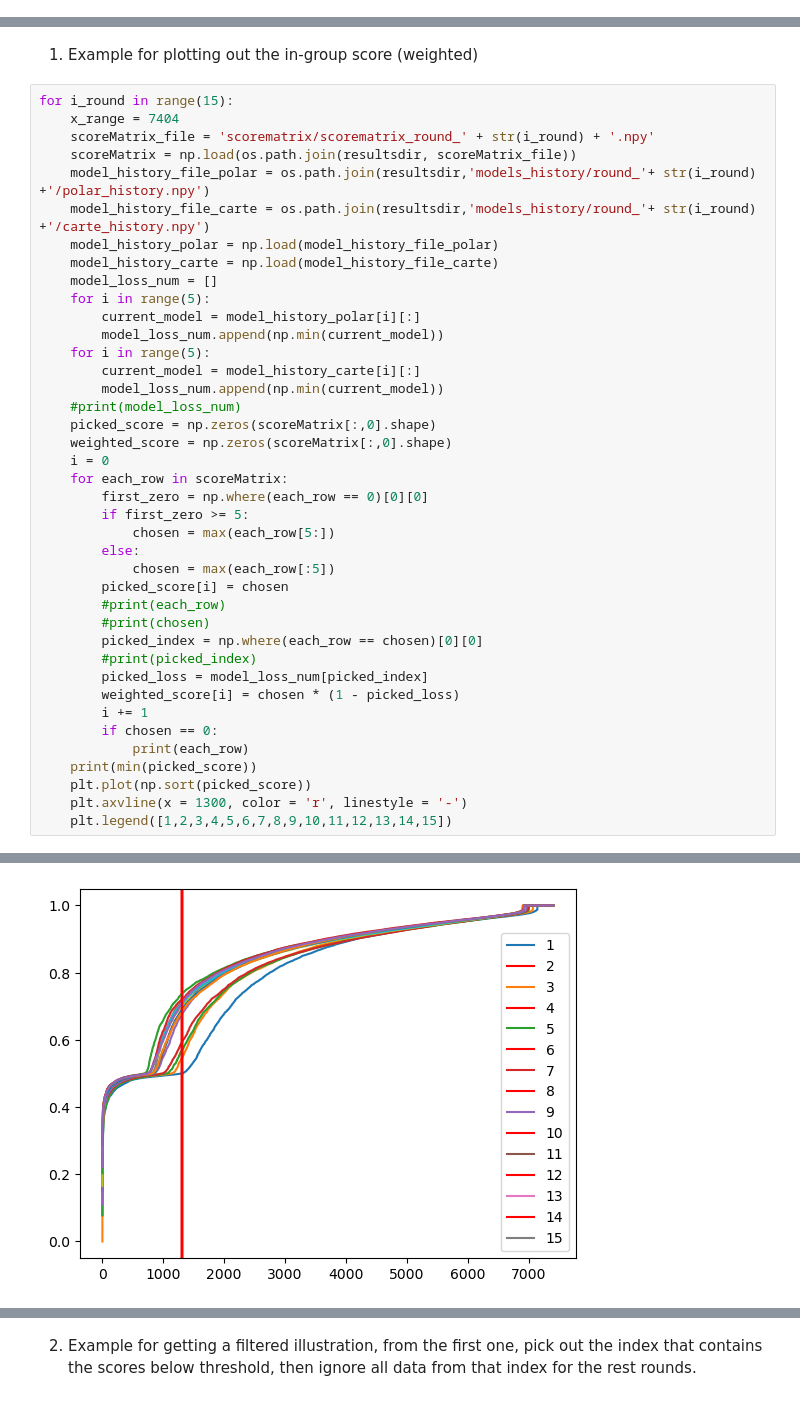
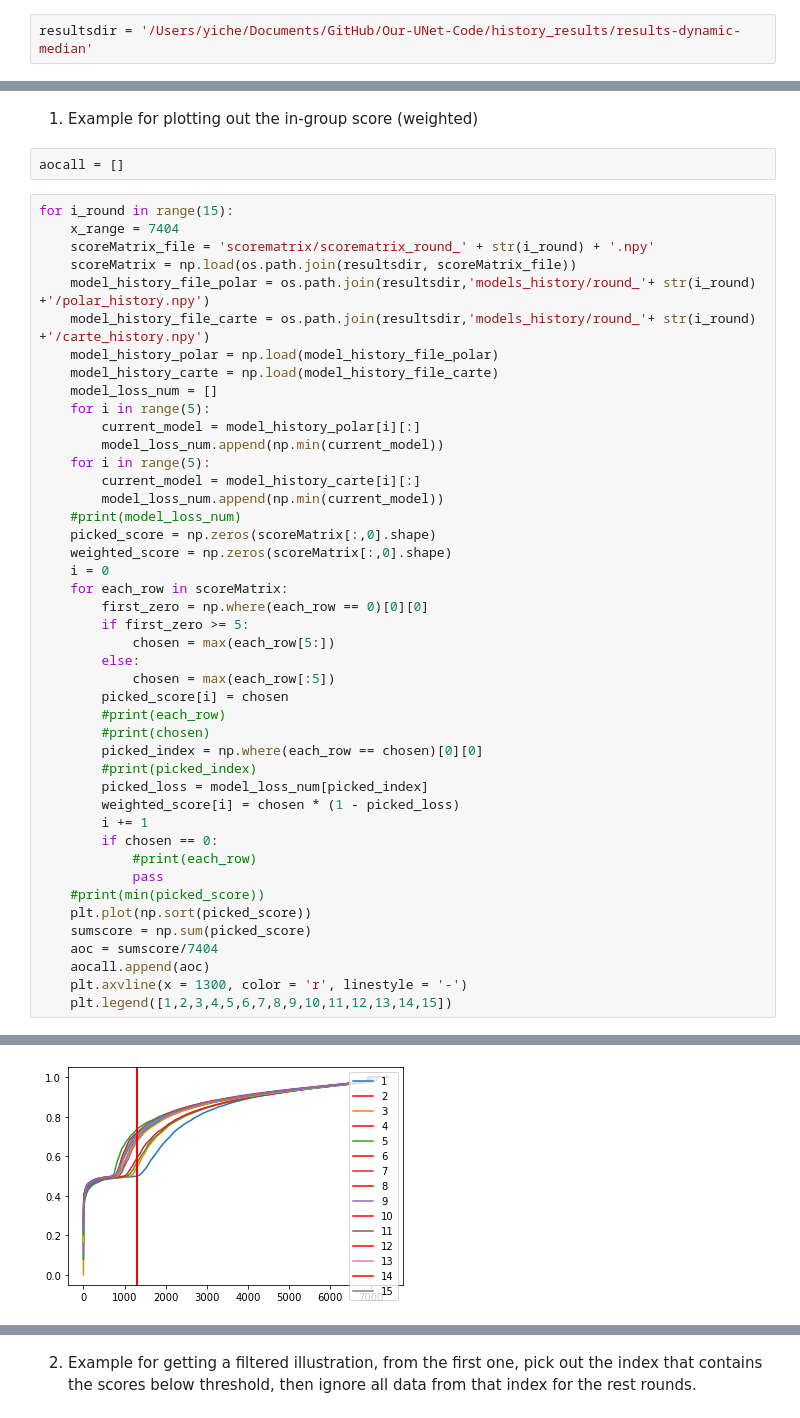
Before and after one commit to smith-scram-lab/Iterative-Unet, a Jupyter notebook: ResultReading.ipynb, the cells around one changed output, grey strips where cells are left out. Saved outputs shown, nothing was run; the diff lists cells and outputs as text.

```diff
--- a/ResultReading.ipynb
+++ b/ResultReading.ipynb
@@ -41,6 +42,8 @@ resultsdir = '/home/scram-2004/Project/Our-UNet-Code/results'
 resultsdir = '/Users/yichengzhu/Documents/GitHub/Our-UNet-Code/results'
 # %%
 resultsdir = '/home/scram-2004/Project/Our-UNet-Code/history_results/results-dynamic-median'
+# %%
+resultsdir = '/Users/yiche/Documents/GitHub/Our-UNet-Code/history_results/results-dynamic-median'
 # %% [markdown]
 ----------------------
 # %% [markdown]
@@ -177,6 +180,8 @@ Given that there are 6 scores, 1 in-group and 5 out-of-group, stored in the matr
 #### Example of reading score matrix:
 # %% [markdown]
 1. Example for plotting out the in-group score (weighted)
+# %%
+aocall = []
 # %%
 for i_round in range(15):
     x_range = 7404
@@ -212,9 +217,13 @@ for i_round in range(15):
         weighted_score[i] = chosen * (1 - picked_loss)
         i += 1
         if chosen == 0:
-            print(each_row)
-    print(min(picked_score))
+            #print(each_row)
+            pass
+    #print(min(picked_score))
     plt.plot(np.sort(picked_score))
+    sumscore = np.sum(picked_score)
+    aoc = sumscore/7404
+    aocall.append(aoc)
     plt.axvline(x = 1300, color = 'r', linestyle = '-')
     plt.legend([1,2,3,4,5,6,7,8,9,10,11,12,13,14,15])
 # %% [output]
@@ -238 +230 @@ for i_round in range(15):
-[figure, old version]
+[figure, new version]
```
Also changed, not shown: parts of 4 cells of this notebook.
